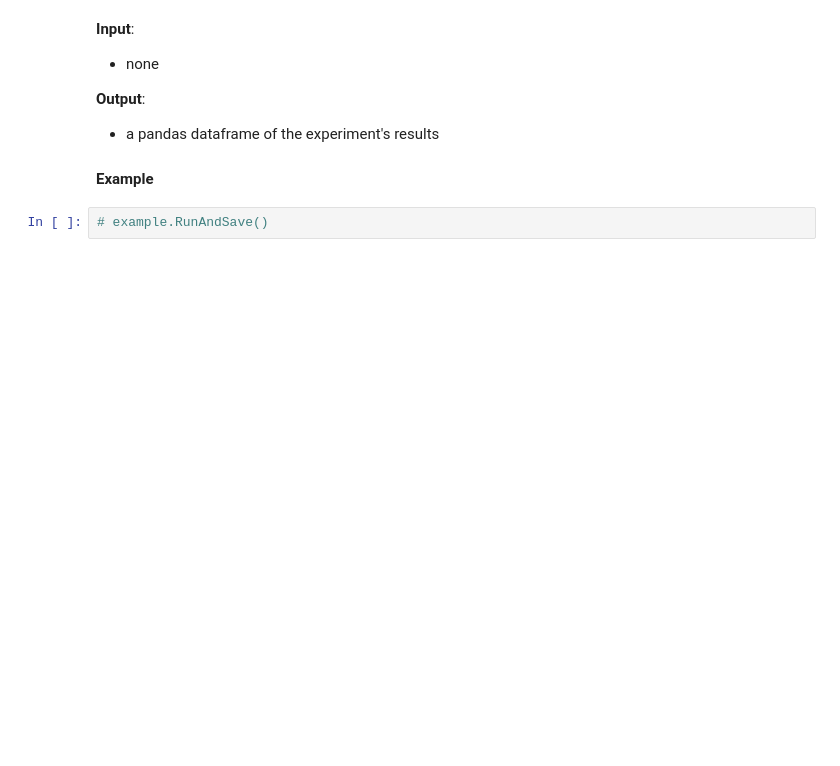
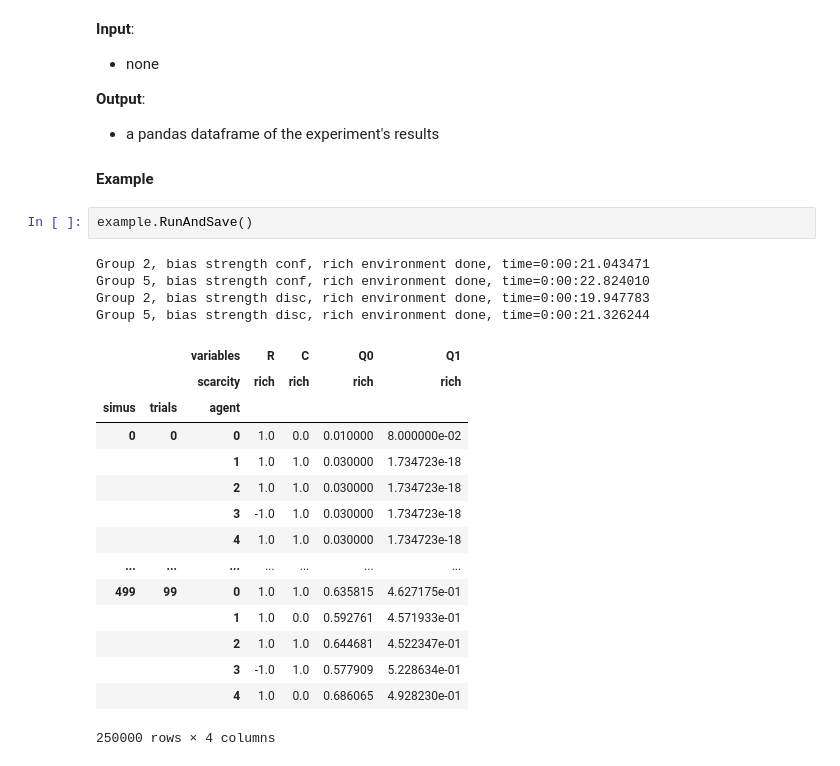
Before and after one commit to clembergerot/CARL, a Jupyter notebook: nbs/utils/20_RunExperiment.ipynb, the cells around one changed output. Cells and saved outputs as stored; diff of their text form; blank space fills up the shorter version.

```diff
--- a/nbs/utils/20_RunExperiment.ipynb
+++ b/nbs/utils/20_RunExperiment.ipynb
@@ -244,4 +285,24 @@ Runs experiment according to params and saves results.
 
 #### Example
 # %%
-# example.RunAndSave()
+example.RunAndSave()
+# %% [output]
+Group 2, bias strength conf, rich environment done, time=0:00:21.043471
+Group 5, bias strength conf, rich environment done, time=0:00:22.824010
+Group 2, bias strength disc, rich environment done, time=0:00:19.947783
+Group 5, bias strength disc, rich environment done, time=0:00:21.326244
+|  |  | variables | R | C | Q0 | Q1 |
+|  |  | scarcity | rich | rich | rich | rich |
+| simus | trials | agent |  |  |  |  |
+| 0 | 0 | 0 | 1.0 | 0.0 | 0.010000 | 8.000000e-02 |
+|  |  | 1 | 1.0 | 1.0 | 0.030000 | 1.734723e-18 |
+|  |  | 2 | 1.0 | 1.0 | 0.030000 | 1.734723e-18 |
+|  |  | 3 | -1.0 | 1.0 | 0.030000 | 1.734723e-18 |
+|  |  | 4 | 1.0 | 1.0 | 0.030000 | 1.734723e-18 |
+| ... | ... | ... | ... | ... | ... | ... |
+| 499 | 99 | 0 | 1.0 | 1.0 | 0.635815 | 4.627175e-01 |
+|  |  | 1 | 1.0 | 0.0 | 0.592761 | 4.571933e-01 |
+|  |  | 2 | 1.0 | 1.0 | 0.644681 | 4.522347e-01 |
+|  |  | 3 | -1.0 | 1.0 | 0.577909 | 5.228634e-01 |
+|  |  | 4 | 1.0 | 0.0 | 0.686065 | 4.928230e-01 |
+250000 rows × 4 columns
```
Also changed, not shown: parts of 10 cells of this notebook, 3 other files.
